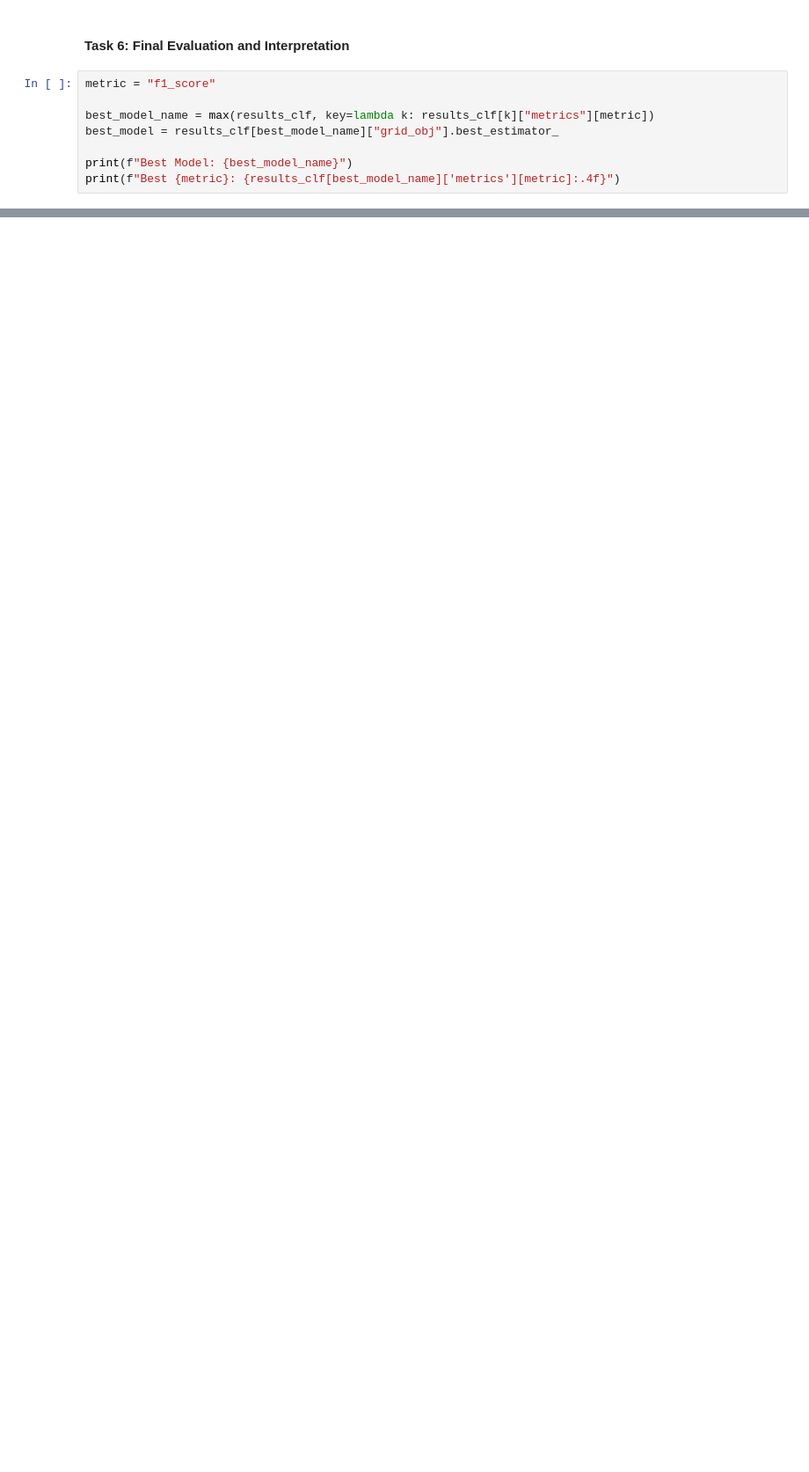
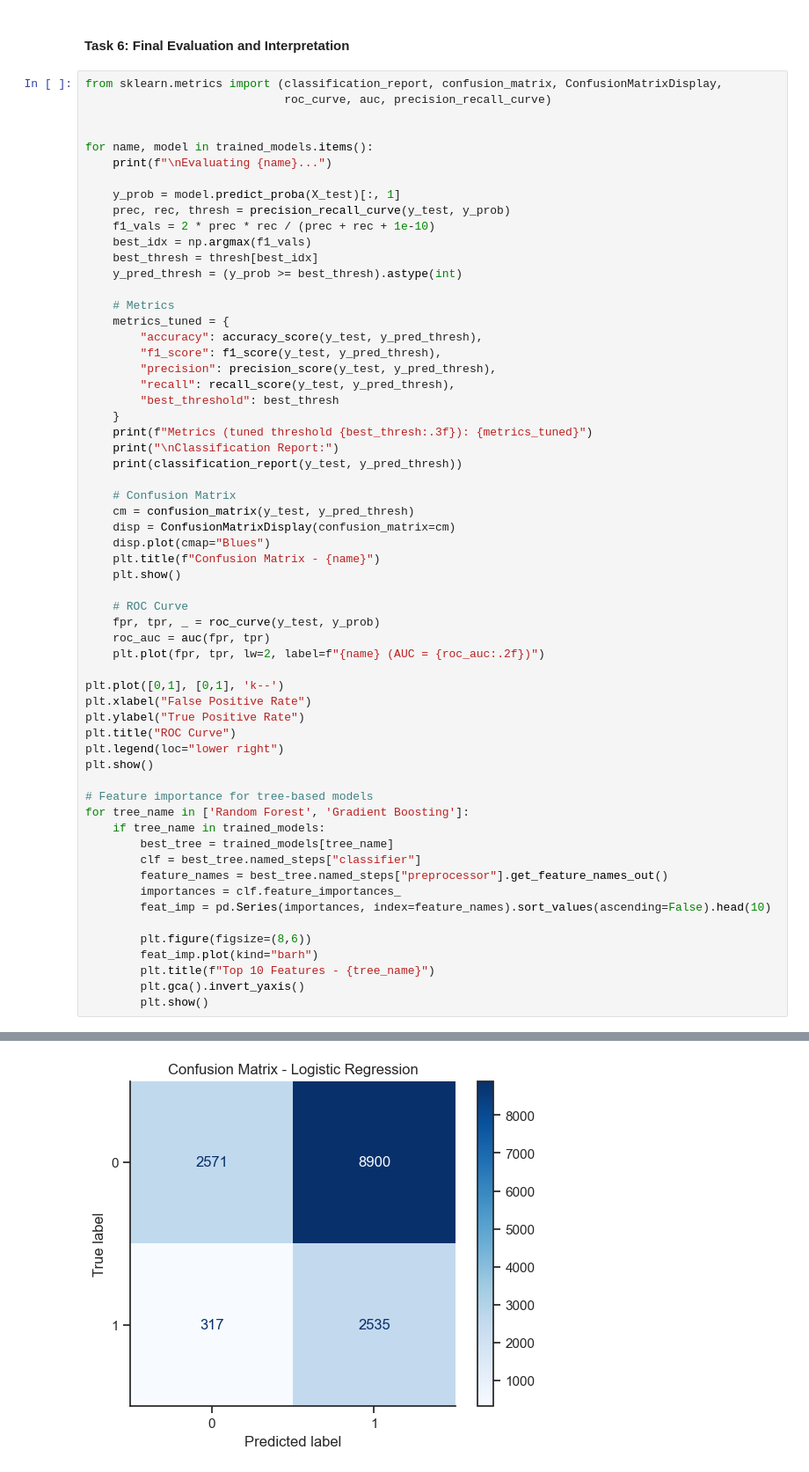
Before and after one commit to DS605-2025-FOML/Lab05-DhruvParmar051, a Jupyter notebook: assignment/assigement.ipynb, the cells around one changed output, grey strips where cells are left out. Shown at 88% size. Cells and saved outputs as stored; diff of their text form; blank space fills up the shorter version.

```diff
--- a/assignment/assigement.ipynb
+++ b/assignment/assigement.ipynb
@@ -443,10 +430,63 @@ Metrics: {'accuracy': 0.5264260280667458, 'f1_score': 0.3345433140390464, 'preci
 # %% [markdown]
 #### Task 6: Final Evaluation and Interpretation
 # %%
-metric = "f1_score"
+from sklearn.metrics import (classification_report, confusion_matrix, ConfusionMatrixDisplay,
+                             roc_curve, auc, precision_recall_curve)
 
-best_model_name = max(results_clf, key=lambda k: results_clf[k]["metrics"][metric])
-best_model = results_clf[best_model_name]["grid_obj"].best_estimator_
 
-print(f"Best Model: {best_model_name}")
-print(f"Best {metric}: {results_clf[best_model_name]['metrics'][metric]:.4f}")
+for name, model in trained_models.items():
+    print(f"\nEvaluating {name}...")
+
+    y_prob = model.predict_proba(X_test)[:, 1]
+    prec, rec, thresh = precision_recall_curve(y_test, y_prob)
+    f1_vals = 2 * prec * rec / (prec + rec + 1e-10)
+    best_idx = np.argmax(f1_vals)
+    best_thresh = thresh[best_idx]
+    y_pred_thresh = (y_prob >= best_thresh).astype(int)
+
+    # Metrics
+    metrics_tuned = {
+        "accuracy": accuracy_score(y_test, y_pred_thresh),
+        "f1_score": f1_score(y_test, y_pred_thresh),
+        "precision": precision_score(y_test, y_pred_thresh),
+        "recall": recall_score(y_test, y_pred_thresh),
+        "best_threshold": best_thresh
+    }
+    print(f"Metrics (tuned threshold {best_thresh:.3f}): {metrics_tuned}")
+    print("\nClassification Report:")
+    print(classification_report(y_test, y_pred_thresh))
+
+    # Confusion Matrix
+    cm = confusion_matrix(y_test, y_pred_thresh)
+    disp = ConfusionMatrixDisplay(confusion_matrix=cm)
+    disp.plot(cmap="Blues")
+    plt.title(f"Confusion Matrix - {name}")
+    plt.show()
+
+    # ROC Curve
+    fpr, tpr, _ = roc_curve(y_test, y_prob)
+    roc_auc = auc(fpr, tpr)
+    plt.plot(fpr, tpr, lw=2, label=f"{name} (AUC = {roc_auc:.2f})")
+
+plt.plot([0,1], [0,1], 'k--')
+plt.xlabel("False Positive Rate")
+plt.ylabel("True Positive Rate")
+plt.title("ROC Curve")
+plt.legend(loc="lower right")
+plt.show()
+
+# Feature importance for tree-based models
+for tree_name in ['Random Forest', 'Gradient Boosting']:
+    if tree_name in trained_models:
+        best_tree = trained_models[tree_name]
+        clf = best_tree.named_steps["classifier"]
+        feature_names = best_tree.named_steps["preprocessor"].get_feature_names_out()
+        importances = clf.feature_importances_
+        feat_imp = pd.Series(importances, index=feature_names).sort_values(ascending=False).head(10)
+
+        plt.figure(figsize=(8,6))
+        feat_imp.plot(kind="barh")
+        plt.title(f"Top 10 Features - {tree_name}")
+        plt.gca().invert_yaxis()
+        plt.show()
+# %% [output]
@@ -452,0 +505 @@ print(f"Best {metric}: {results_clf[best_model_name]['metrics'][metric]:.4f}")
+[figure, added]
```
Also changed, not shown: parts of 4 cells of this notebook.
